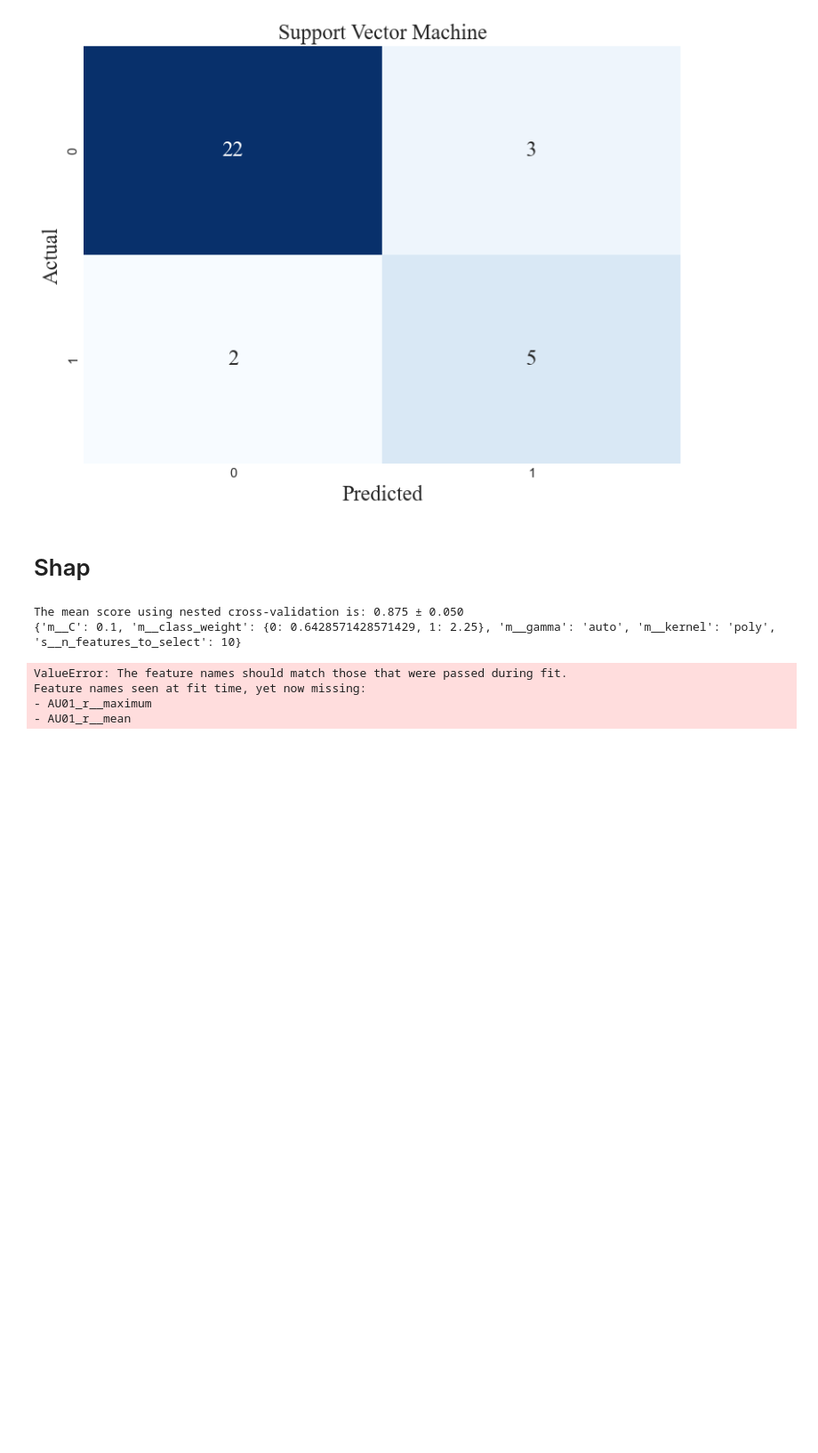
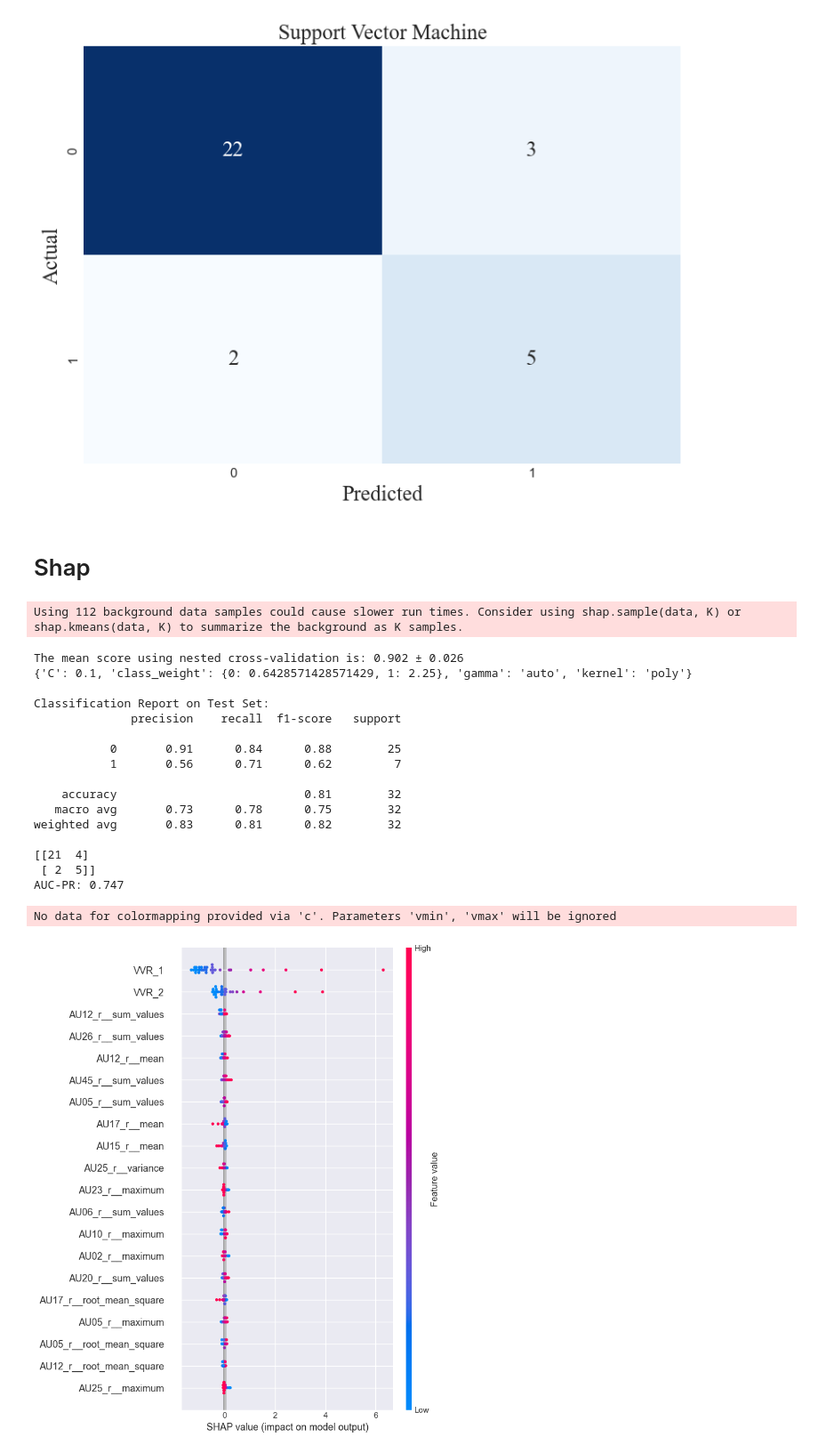
Before and after one commit to DionneSpaltman/predicting_VVR, a Jupyter notebook: models/svm.ipynb, the cells around one changed output. Shown: that part at 89% size. Drawn from its saved outputs; the diff is of its cells as text; code cells hidden in the pictures; blank space fills up the shorter version.

Commit message:
SHAP

```diff
--- a/models/svm.ipynb
+++ b/models/svm.ipynb
@@ -232,9 +232,7 @@ import numpy as np
 import pandas as pd
 from sklearn.model_selection import cross_val_score, KFold, GridSearchCV
 from sklearn.pipeline import Pipeline
-from sklearn.feature_selection import RFE
 from sklearn.svm import SVC
-from sklearn.tree import DecisionTreeClassifier
 from sklearn.metrics import classification_report, confusion_matrix, precision_recall_curve, auc
 import shap
 
@@ -242,85 +240,74 @@ import shap
 inner_cv = KFold(n_splits=5, shuffle=True, random_state=0)
 outer_cv = KFold(n_splits=3, shuffle=True, random_state=0)
 
-# Create the pipeline with RFE and the model
-rfe = RFE(estimator=DecisionTreeClassifier())
+# Create the pipeline with just the model (no RFE)
 model = SVC(probability=True)
-pipeline = Pipeline(steps=[('s', rfe), ('m', model)])
-
-# param_grid = {
-#     # 'm__C': [0.1, 1, 10, 100],  # Regularization parameter
-#     # 'm__kernel': ['linear', 'poly', 'rbf', 'sigmoid'],  # Kernel type
-#     # 'm__gamma': ['scale', 'auto'],  # Kernel coefficient
-#     # 'm__class_weight': [{0: 0.6428571428571429, 1: 2.25}, None],  # Class weights
-#     # 's__n_features_to_select': [5, 10, 20, 40, 60, 80]  # Number of features to select with RFE
-# }
 
 param_grid = {
-    'm__C': [0.1],  # Regularization parameter
-    'm__kernel': ['poly'],  # Kernel type
-    'm__gamma': ['auto'],  # Kernel coefficient
-    'm__class_weight': [{0: 0.6428571428571429, 1: 2.25}],  # Class weights
-    's__n_features_to_select': [10]  # Number of features to select with RFE
+    'C': [0.1],  # Regularization parameter
+    'kernel': ['poly'],  # Kernel type
+    'gamma': ['auto'],  # Kernel coefficient
+    'class_weight': [{0: 0.6428571428571429, 1: 2.25}],  # Class weights
 }
 
 # Inner cross-validation for parameter search
 model = GridSearchCV(
-    estimator=pipeline, param_grid=param_grid, cv=inner_cv, n_jobs=2
+    estimator=model, param_grid=param_grid, cv=inner_cv, n_jobs=2
 )
-
-# X_train_res = X_train_res_gender
 
 # Outer cross-validation to compute the testing score
 test_score = cross_val_score(model, X_train_res, y_train_res, cv=outer_cv, n_jobs=2)
 print(
     "The mean score using nested cross-validation is: "
     f"{test_score.mean():.3f} ± {test_score.std():.3f}"
 )
 
 # Fit model to training data to get best parameters
 model.fit(X_train_res, y_train_res)
 
 # Print best parameters
 print(model.best_params_)
 
-# Get the best estimator and retrieve the selected features
+# Get the best estimator
 best_model = model.best_estimator_
-rfe_step = best_model.named_steps['s']
-selected_features_mask = rfe_step.support_
-selected_features_indices = np.where(selected_features_mask)[0]
 
-# Transform the training and test data to keep only selected features
-if isinstance(X_train_res, pd.DataFrame):
-    X_train_res_selected = X_train_res.iloc[:, selected_features_mask]
-    X_test_selected = X_test.iloc[:, selected_features_mask]
-else:
-    X_train_res_selected = X_train_res[:, selected_features_mask]
-    X_test_selected = X_test[:, selected_features_mask]
-
-# Evaluate on the test set with the reduced feature set
-y_pred = best_model.predict(X_test_selected)
+# Evaluate on the test set
+y_pred = best_model.predict(X_test)
 
 # Print classification report and confusion matrix
 print("\nClassification Report on Test Set:")
 print(classification_report(y_test, y_pred))
 print(confusion_matrix(y_test, y_pred))
 
 # Calculate and print the AUC-PR
-y_proba = best_model.predict_proba(X_test_selected)[:, 1]  # Get the probabilities for the positive class
+y_proba = best_model.predict_proba(X_test)[:, 1]  # Get the probabilities for the positive class
 precision, recall, _ = precision_recall_curve(y_test, y_proba)
 auc_pr = auc(recall, precision)
 print(f"AUC-PR: {auc_pr:.3f}")
 
 # Use SHAP to explain the SVM model
-explainer = shap.KernelExplainer(best_model.named_steps['m'].predict, X_train_res_selected)
-shap_values = explainer.shap_values(X_test_selected)
+explainer = shap.KernelExplainer(best_model.decision_function, X_train_res)
+shap_values = explainer.shap_values(X_test)
 
 # Summarize the effects of all the features
-shap.summary_plot(shap_values, X_test_selected)
+shap.summary_plot(shap_values, X_test, class_names=["Low VVR group", "High VVR group"])
 # %% [output]
-The mean score using nested cross-validation is: 0.875 ± 0.050
-{'m__C': 0.1, 'm__class_weight': {0: 0.6428571428571429, 1: 2.25}, 'm__gamma': 'auto', 'm__kernel': 'poly', 's__n_features_to_select': 10}
+Using 112 background data samples could cause slower run times. Consider using shap.sample(data, K) or shap.kmeans(data, K) to summarize the background as K samples.
-ValueError: The feature names should match those that were passed during fit.
-Feature names seen at fit time, yet now missing:
-- AU01_r__maximum
-- AU01_r__mean
+The mean score using nested cross-validation is: 0.902 ± 0.026
+{'C': 0.1, 'class_weight': {0: 0.6428571428571429, 1: 2.25}, 'gamma': 'auto', 'kernel': 'poly'}
+
+Classification Report on Test Set:
+              precision    recall  f1-score   support
+
+           0       0.91      0.84      0.88        25
+           1       0.56      0.71      0.62         7
+
+    accuracy                           0.81        32
+   macro avg       0.73      0.78      0.75        32
+weighted avg       0.83      0.81      0.82        32
+
+[[21  4]
+ [ 2  5]]
+AUC-PR: 0.747
+No data for colormapping provided via 'c'. Parameters 'vmin', 'vmax' will be ignored
+[figure, added]
```
Also changed, not shown: parts of 2 cells of this notebook, 1 other file.
